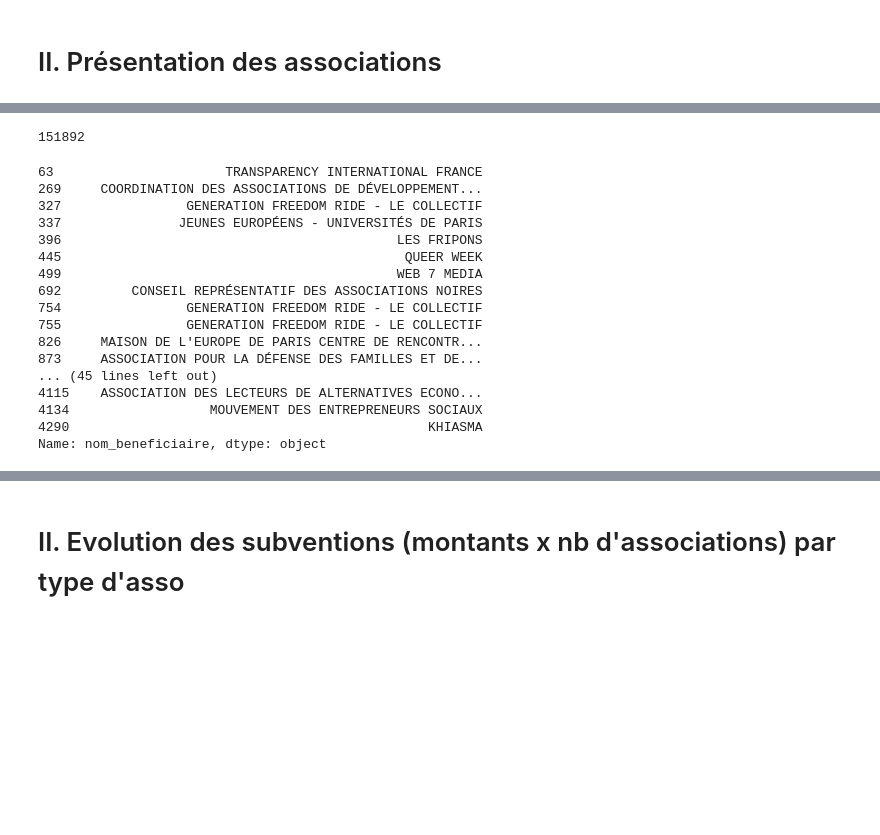
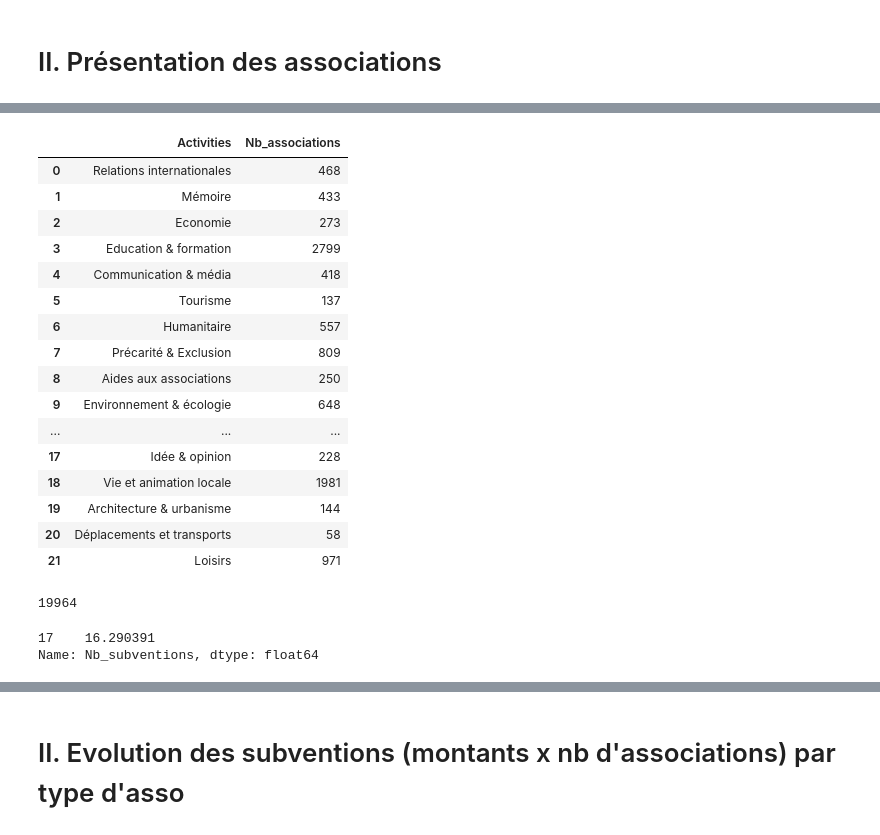
Before and after one commit to subventionsparis/website, a Jupyter notebook: Plots_soso.ipynb, the cells around one changed output, grey strips where cells are left out. Saved outputs shown, nothing was run; the diff lists cells and outputs as text; code cells hidden in the pictures; blank space fills up the shorter version.

```diff
--- a/Plots_soso.ipynb
+++ b/Plots_soso.ipynb
@@ -319,7 +373,12 @@ activities_colnames = list_activities
+# %%
+# create a dummy for one activity
+def get_dummy_activite2(activite):
+    act = [int(activite in x) for x in list(df_sub2['activite_association'].str.split(pat=";"))]
+    return act
 # %%
 # add dummies for all possible activities\n",
 for i in range(len(list_activities)):
-    df_subventions[activities_colnames[i]] = get_dummy_activite(list_activities[i])
+    df_sub2[activities_colnames[i]] = get_dummy_activite2(list_activities[i])
 # %%
 def create_table_intro(df, activities_colnames ):
     act = []
@@ -328,14 +387,34 @@ def create_table_intro(df, activities_colnames ):
         act.append(a)
         total = sum(df[a] == 1)
         nb_sub.append(total)
-    df = pd.DataFrame({'Activities': act ,'Nb_subventions':nb_sub })
+    df = pd.DataFrame({'Activities': act ,'Nb_associations':nb_sub })
     return df
 # %%
-df_presentation = create_table_intro(df_subventions, activities_colnames)
+df_presentation = create_table_intro(df_sub2, activities_colnames)
+# %%
+df_presentation
+# %% [output]
+|  | Activities | Nb_associations |
+| 0 | Relations internationales | 468 |
+| 1 | Mémoire | 433 |
+| 2 | Economie | 273 |
+| 3 | Education & formation | 2799 |
+| 4 | Communication & média | 418 |
+| 5 | Tourisme | 137 |
+| 6 | Humanitaire | 557 |
+| 7 | Précarité & Exclusion | 809 |
+| 8 | Aides aux associations | 250 |
+| 9 | Environnement & écologie | 648 |
+| ... | ... | ... |
+| 17 | Idée & opinion | 228 |
+| 18 | Vie et animation locale | 1981 |
+| 19 | Architecture & urbanisme | 144 |
+| 20 | Déplacements et transports | 58 |
+| 21 | Loisirs | 971 |
 # %%
-total_sub = sum(df_presentation["Nb_subventions"])
+total_sub = sum(df_presentation["Nb_associations"])
 total_sub
 # %% [output]
-151892
+19964
 # %%
 df_presentation2 = df_presentation
@@ -343,23 +422,8 @@ df_presentation2['Nb_subventions'] = (df_presentation['Nb_subventions']/total_su
-# %%
-df_subventions['nom_beneficiaire'][df_subventions['Idée & opinion'] ==1].head(60)
-# %% [output]
-63                      TRANSPARENCY INTERNATIONAL FRANCE
-269     COORDINATION DES ASSOCIATIONS DE DÉVELOPPEMENT...
-327                GENERATION FREEDOM RIDE - LE COLLECTIF
-337               JEUNES EUROPÉENS - UNIVERSITÉS DE PARIS
-396                                           LES FRIPONS
-445                                            QUEER WEEK
-499                                           WEB 7 MEDIA
-692         CONSEIL REPRÉSENTATIF DES ASSOCIATIONS NOIRES
-754                GENERATION FREEDOM RIDE - LE COLLECTIF
-755                GENERATION FREEDOM RIDE - LE COLLECTIF
-826     MAISON DE L'EUROPE DE PARIS CENTRE DE RENCONTR...
-873     ASSOCIATION POUR LA DÉFENSE DES FAMILLES ET DE...
-... (45 lines left out)
-4115    ASSOCIATION DES LECTEURS DE ALTERNATIVES ECONO...
-4134                  MOUVEMENT DES ENTREPRENEURS SOCIAUX
-4290                                              KHIASMA
-Name: nom_beneficiaire, dtype: object
+# %%
+df_presentation2[df_presentation2['Activities'] == "Idée & opinion"].Nb_subventions
+# %% [output]
+17    16.290391
+Name: Nb_subventions, dtype: float64
 # %%
 import networkx as nx
 G=nx.Graph()
```
Also changed, not shown: parts of 9 cells of this notebook, 3 other files.
